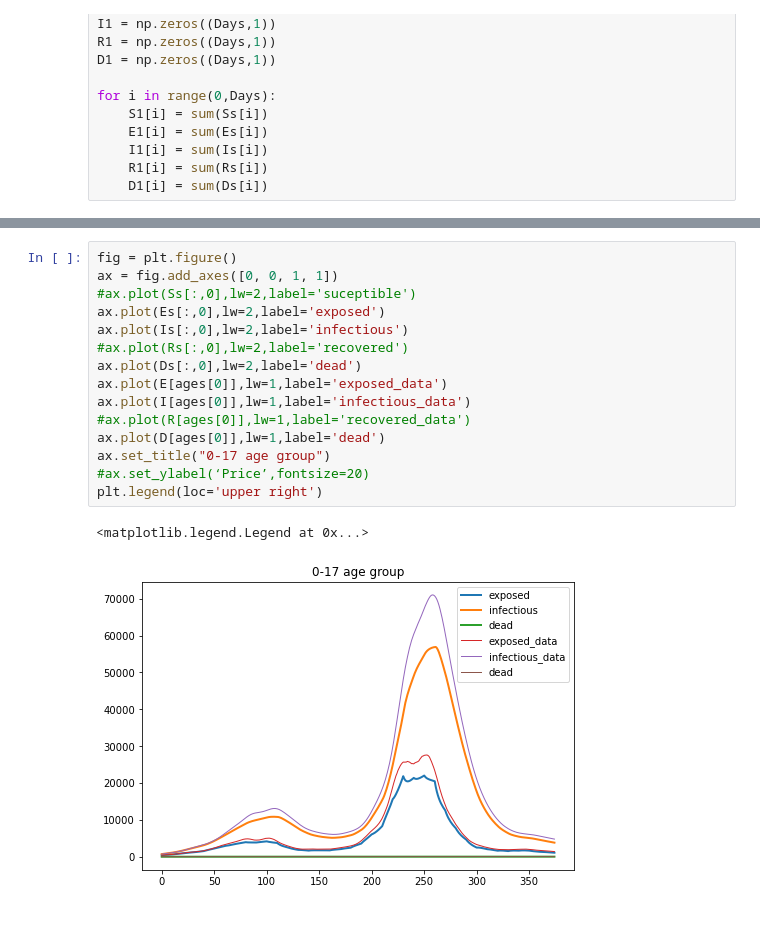
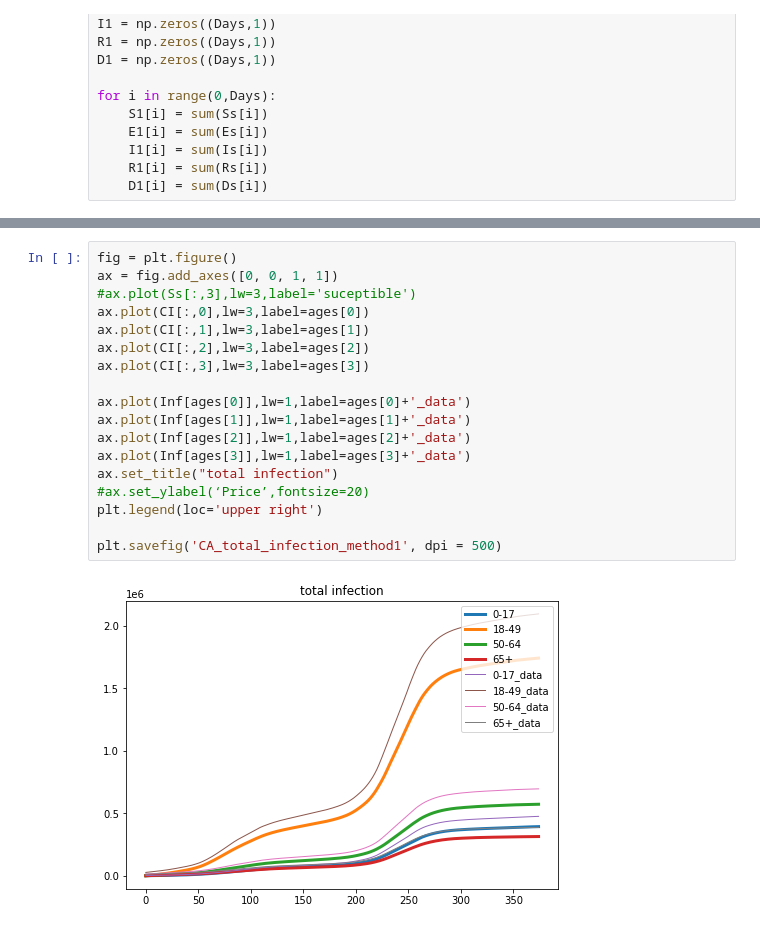
Before and after one commit to sj-ucsd/ECE227_SEIR, a Jupyter notebook: Merged-Copy1.ipynb, the cells around one changed output, grey strips where cells are left out. Drawn from its saved outputs; the diff is of its cells as text.

```diff
--- a/Merged-Copy1.ipynb
+++ b/Merged-Copy1.ipynb
@@ -405,18 +450,20 @@ for i in range(0,Days):
 # %%
 fig = plt.figure()
 ax = fig.add_axes([0, 0, 1, 1])
-#ax.plot(Ss[:,0],lw=2,label='suceptible')
-ax.plot(Es[:,0],lw=2,label='exposed')
-ax.plot(Is[:,0],lw=2,label='infectious')
-#ax.plot(Rs[:,0],lw=2,label='recovered')
-ax.plot(Ds[:,0],lw=2,label='dead')
-ax.plot(E[ages[0]],lw=1,label='exposed_data')
-ax.plot(I[ages[0]],lw=1,label='infectious_data')
-#ax.plot(R[ages[0]],lw=1,label='recovered_data')
-ax.plot(D[ages[0]],lw=1,label='dead')
-ax.set_title("0-17 age group")
+#ax.plot(Ss[:,3],lw=3,label='suceptible')
+ax.plot(CI[:,0],lw=3,label=ages[0])
+ax.plot(CI[:,1],lw=3,label=ages[1])
+ax.plot(CI[:,2],lw=3,label=ages[2])
+ax.plot(CI[:,3],lw=3,label=ages[3])
+
+ax.plot(Inf[ages[0]],lw=1,label=ages[0]+'_data')
+ax.plot(Inf[ages[1]],lw=1,label=ages[1]+'_data')
+ax.plot(Inf[ages[2]],lw=1,label=ages[2]+'_data')
+ax.plot(Inf[ages[3]],lw=1,label=ages[3]+'_data')
+ax.set_title("total infection")
 #ax.set_ylabel(‘Price’,fontsize=20)
 plt.legend(loc='upper right')
+
+plt.savefig('CA_total_infection_method1', dpi = 500)
 # %% [output]
-<matplotlib.legend.Legend at 0x...>
-[figure, old version]
+[figure, new version]
```
Also changed, not shown: parts of 5 cells of this notebook, 8 other files.
